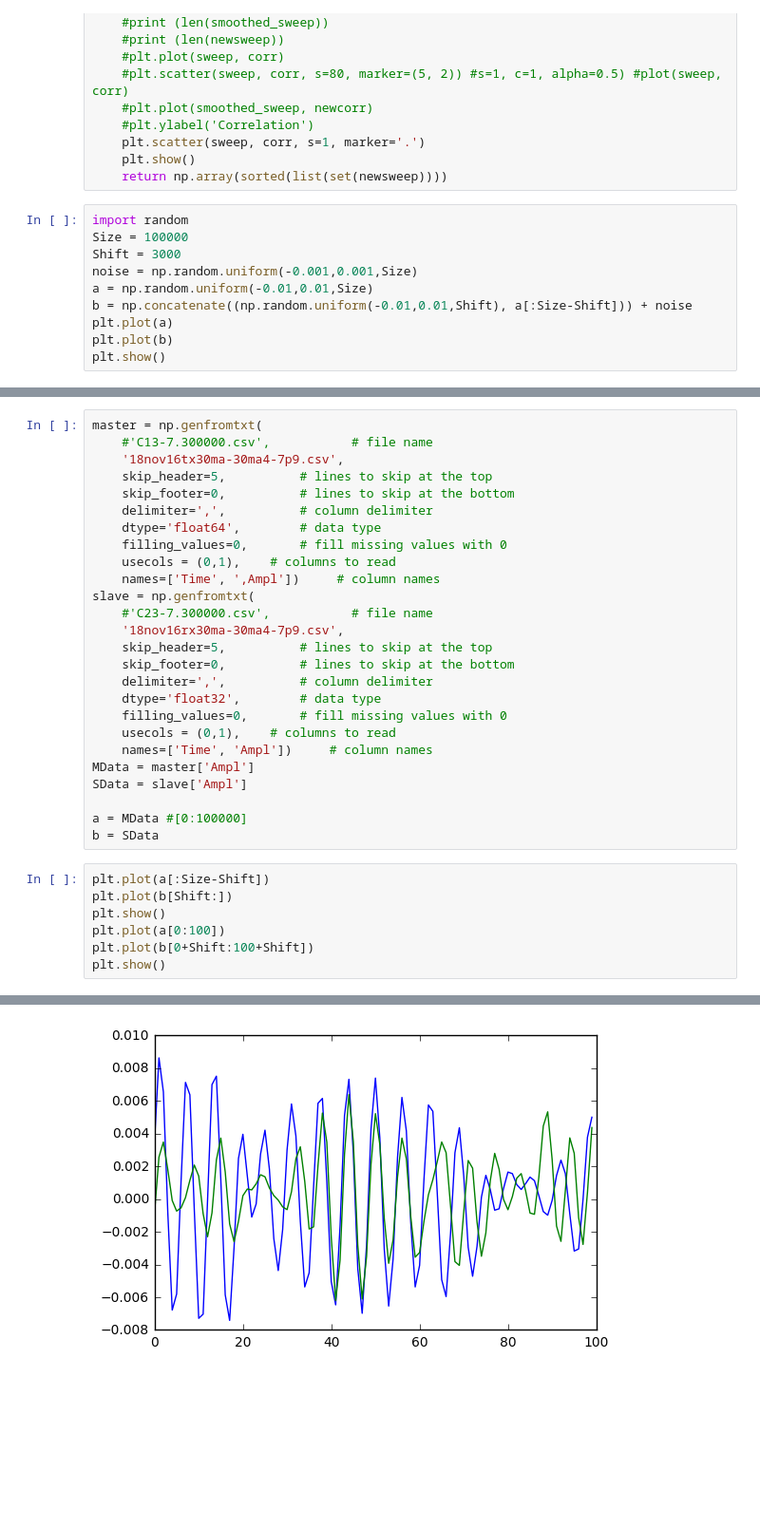
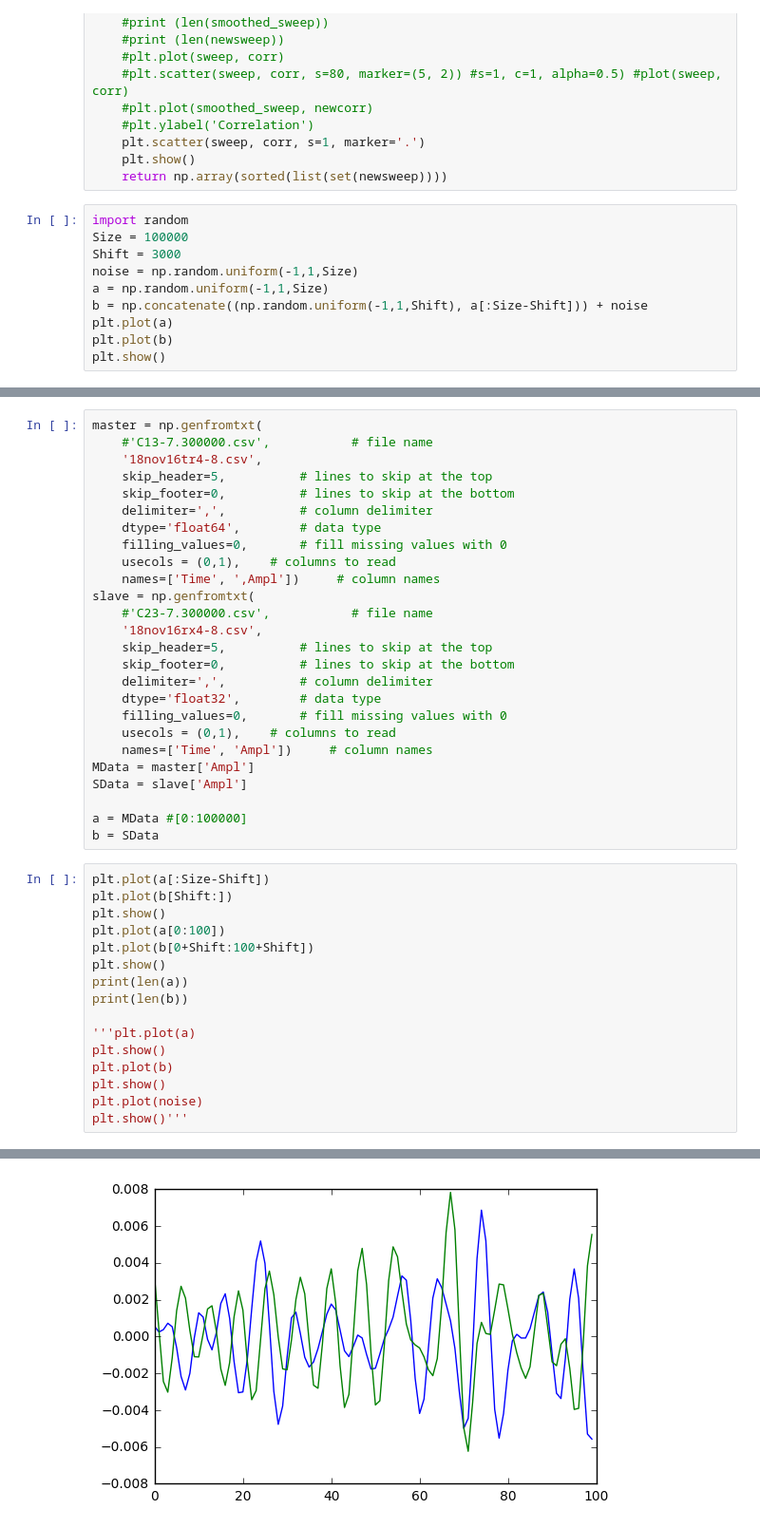
Before and after one commit to abhisheietk/correlate, a Jupyter notebook: Untitled5.ipynb, the cells around one changed output, grey strips where cells are left out. Shown: that part at 95% size. Cells and saved outputs as stored; diff of their text form; blank space fills up the shorter version.

```diff
--- a/Untitled5.ipynb
+++ b/Untitled5.ipynb
@@ -124,9 +127,9 @@ def filter_interest(corr, sweep, thld):
 import random
 Size = 100000
 Shift = 3000
-noise = np.random.uniform(-0.001,0.001,Size)
-a = np.random.uniform(-0.01,0.01,Size)
-b = np.concatenate((np.random.uniform(-0.01,0.01,Shift), a[:Size-Shift])) + noise
+noise = np.random.uniform(-1,1,Size)
+a = np.random.uniform(-1,1,Size)
+b = np.concatenate((np.random.uniform(-1,1,Shift), a[:Size-Shift])) + noise
 plt.plot(a)
 plt.plot(b)
 plt.show()
@@ -135,7 +136,7 @@ plt.show()
 # %%
 master = np.genfromtxt(
     #'C13-7.300000.csv',           # file name
-    '18nov16tx30ma-30ma4-7p9.csv',
+    '18nov16tr4-8.csv',
     skip_header=5,          # lines to skip at the top
     skip_footer=0,          # lines to skip at the bottom
     delimiter=',',          # column delimiter
@@ -145,7 +146,7 @@ master = np.genfromtxt(
     names=['Time', ',Ampl'])     # column names
 slave = np.genfromtxt(
     #'C23-7.300000.csv',           # file name
-    '18nov16rx30ma-30ma4-7p9.csv',
+    '18nov16rx4-8.csv',
     skip_header=5,          # lines to skip at the top
     skip_footer=0,          # lines to skip at the bottom
     delimiter=',',          # column delimiter
@@ -165,4 +166,13 @@ plt.show()
 plt.plot(a[0:100])
 plt.plot(b[0+Shift:100+Shift])
 plt.show()
+print(len(a))
+print(len(b))
+
+'''plt.plot(a)
+plt.show()
+plt.plot(b)
+plt.show()
+plt.plot(noise)
+plt.show()'''
 # %% [output]
@@ -170 +180 @@ plt.show()
-[figure, old version]
+[figure, new version]
```
Also changed, not shown: parts of 7 cells of this notebook, 2 other files.
